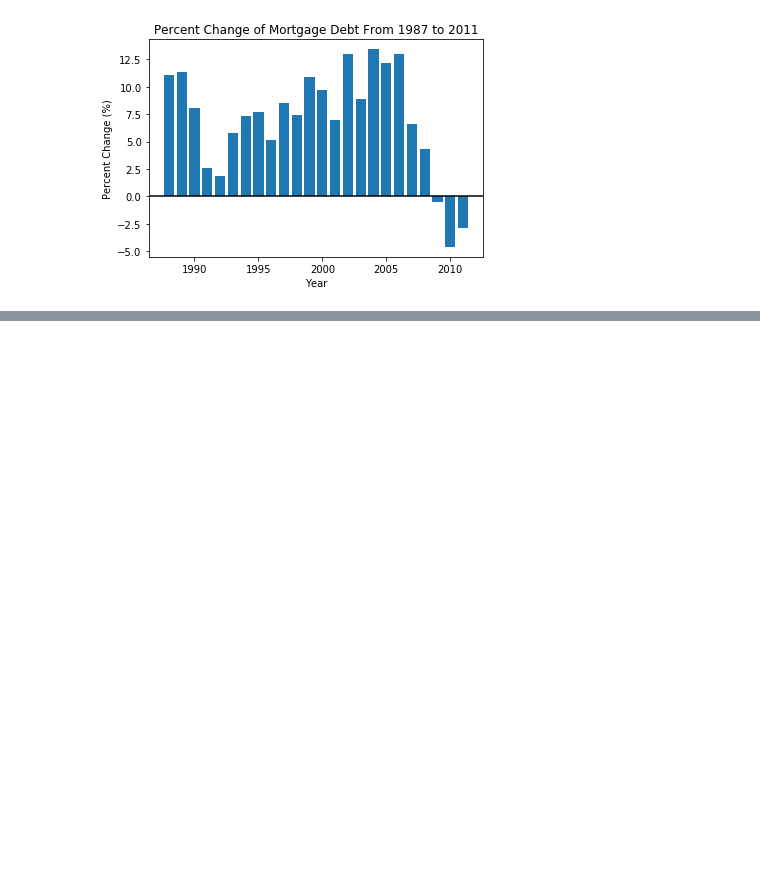
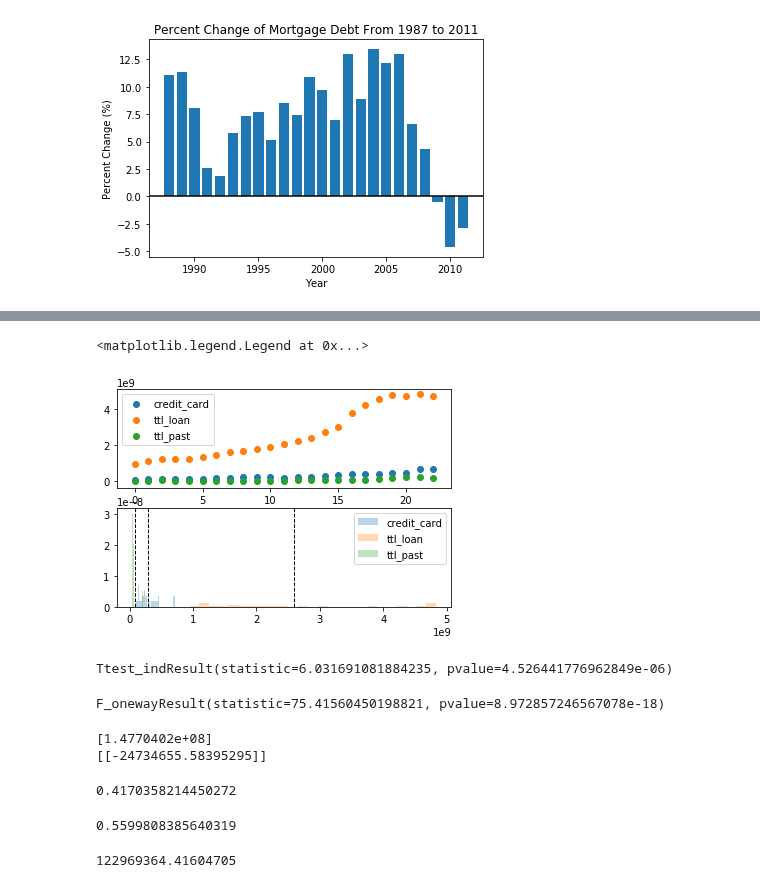
Before and after one commit to brownal05/project1, a Jupyter notebook: notebooks/Alex2.ipynb, the cells around one changed output, grey strips where cells are left out. Cells and saved outputs as stored; diff of their text form; code cells hidden in the pictures; blank space fills up the shorter version.

Commit message:
Stats analysis

```diff
--- a/notebooks/Alex2.ipynb
+++ b/notebooks/Alex2.ipynb
@@ -389,0 +447,9 @@ plt.show()
+# %%
+gdp_data = "../raw-data/annual_gdp_data.csv"
+clean_data = "../raw-data/debt_clean.csv"
+gdp = pd.read_csv(gdp_data)
+debt = pd.read_csv(clean_data)
+# %%
+
+new_df = debt.merge(gdp, on = "Year")
+new_df
@@ -389,0 +474,61 @@ plt.show()
+# %%
+from scipy import stats
+credit_card = new_df["Credit Cards"]
+ttl_loan = new_df["Total Loans"]
+ttl_past  = new_df["Total Past Due"]
+gdp = new_df["GDP"]
+plt.subplot(2, 1, 1)
+plt.scatter(range(len(credit_card)), credit_card, label="credit_card")
+plt.scatter(range(len(ttl_loan)), ttl_loan, label="ttl_loan")
+plt.scatter(range(len(ttl_past)), ttl_past, label="ttl_past")
+plt.legend()
+plt.subplot(2, 1, 2)
+plt.hist(credit_card, 25, density=True, alpha=0.3, label="credit_card")
+plt.hist(ttl_loan, 25, density=True, alpha=0.3, label="ttl_loan")
+plt.hist(ttl_past, 25, density=True, alpha=0.3, label="ttl_past")
+plt.axvline(credit_card.mean(), color='k', linestyle='dashed', linewidth=1)
+plt.axvline(ttl_loan.mean(), color='k', linestyle='dashed', linewidth=1)
+plt.axvline(ttl_past.mean(), color='k', linestyle='dashed', linewidth=1)
+plt.legend()
+# %% [output]
+<matplotlib.legend.Legend at 0x...>
+[figure, added]
+# %%
+stats.ttest_ind(ttl_past, gdp, equal_var=False)
+# %% [output]
+Ttest_indResult(statistic=6.031691081884235, pvalue=4.526441776962849e-06)
+# %%
+stats.f_oneway(gdp, ttl_loan, ttl_past)
+# %% [output]
+F_onewayResult(statistic=75.41560450198821, pvalue=8.972857246567078e-18)
+# %%
+from sklearn import linear_model
+# Initialize model
+regression_model = linear_model.LinearRegression()
+
+# Train the model using the mtcars data
+regression_model.fit(X = pd.DataFrame(gdp),
+                     y = pd.DataFrame(ttl_past))
+
+# Check trained model y-intercept
+print(regression_model.intercept_)
+
+# Check trained model coefficients
+print(regression_model.coef_)
+# %% [output]
+[1.4770402e+08]
+[[-24734655.58395295]]
+# %%
+regression_model.score(X = pd.DataFrame(gdp),
+                       y = pd.DataFrame(ttl_past))
+# %% [output]
+0.4170358214450272
+# %%
+lm2.score(X, y)
+# %% [output]
+0.5599808385640319
+# %%
+1.4770402e+08 + -24734655.58395295
+lm1 = smf.ols(formula='Sales ~ TV + Radio + Newspaper', data=data).fit()
+# %% [output]
+122969364.41604705
```
Also changed, not shown: parts of 17 cells of this notebook, 6 other files.
